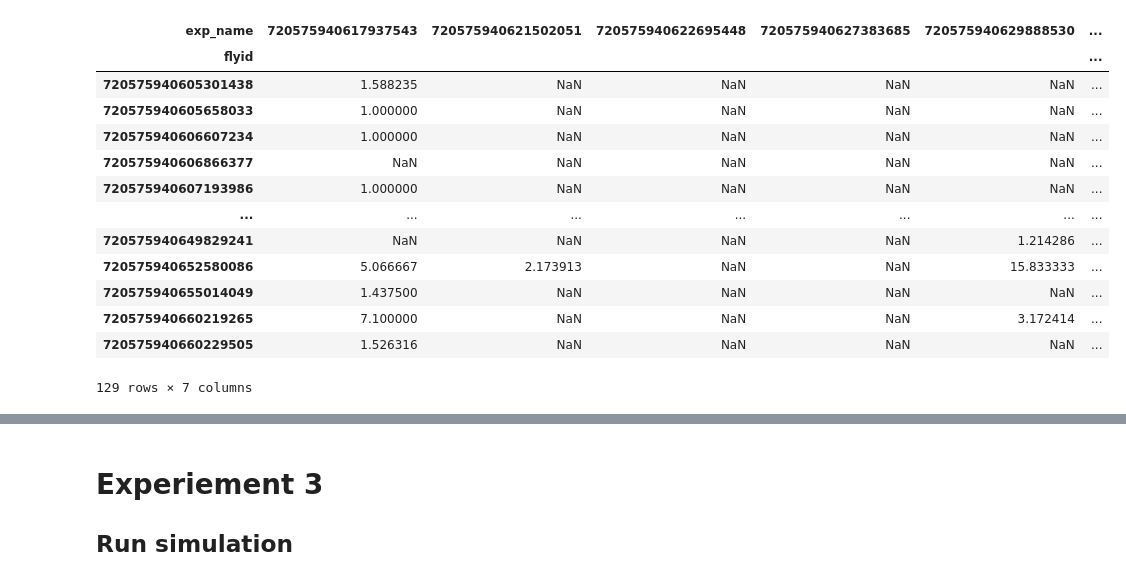
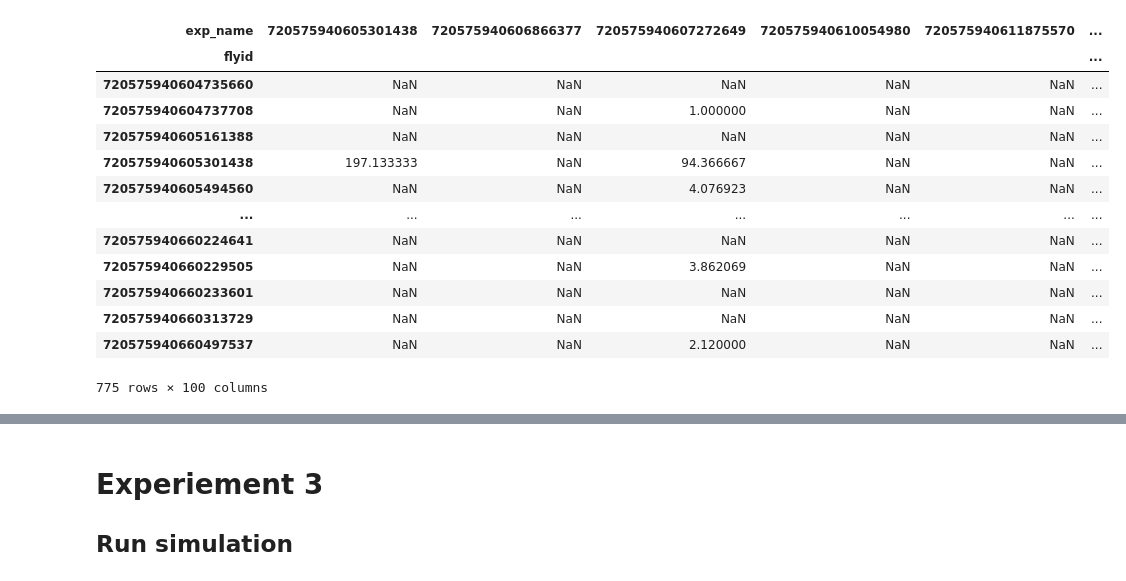
Before and after one commit to philshiu/Drosophila_brain_model, a Jupyter notebook: examples.ipynb, the cells around one changed output, grey strips where cells are left out. Cells and saved outputs as stored; diff of their text form; code cells hidden in the pictures.

```diff
--- a/examples.ipynb
+++ b/examples.ipynb
@@ -85,0 +68,3 @@ neu_sugar = [ n for n in name2flyid.keys() if n.startswith('sugar_') ]
+# %%
+flyid2name = { f: 'sugar_{}'.format(i+1) for i, f in enumerate(neu_sugar) }
+flyid2name
@@ -100,0 +105,3 @@ run_exp(exp_name='sugarR', neu_exc=neu_sugar, name2flyid=name2flyid, **config)
+# %%
+df_spike = utl.load_exps([ './results/sugarR.parquet' ])
+df_spike
@@ -106,6 +159,11 @@ Since physical quantities in `brian2` have to have the correct unit, we need to
 to define a frequency.
 # %%
+# this cell is optional, because the simulations have already been performed
+
 freqs =  [20, 40, 60, 80, 100]
+
 for f in freqs:
+
     params['r_poi'] = f * Hz
-    run_exp(exp_name='sugarR_{}Hz'.format(f), neu_exc=neu_sugar, name2flyid=name2flyid, params=params, **config)
+
+    run_exp(exp_name='sugarR_{}Hz'.format(f), neu_exc=neu_sugar, params=params, **config)
@@ -148,7 +179,7 @@ ps = [
 ]
 
 df_spike = utl.load_exps(ps)
-df_rate, df_rate_std = utl.get_rate(df_spike, duration=params['t_run'])
+df_rate, df_rate_std = utl.get_rate(df_spike, duration=params['t_run'], flyid2name=flyid2name)
 df_rate.sort_values('sugarR_100Hz', ascending=False, inplace=True)
 df_rate
 # %% [output]
@@ -182,24 +212,24 @@ for i in id_top100:
 # %%
-ps = [ './results/{}.parquet'.format(i) for i in id_top100 ][:7] # TODO
+ps = [ './results/{}.parquet'.format(i) for i in id_top100 ]
 
 df_spike = utl.load_exps(ps)
 df_rate, df_rate_std = utl.get_rate(df_spike, duration=params['t_run'])
 df_rate
 # %% [output]
-| exp_name | 720575940617937543 | 720575940621502051 | 720575940622695448 | 720575940627383685 | 720575940629888530 | ... |
+| exp_name | 720575940605301438 | 720575940606866377 | 720575940607272649 | 720575940610054980 | 720575940611875570 | ... |
 | flyid |  |  |  |  |  | ... |
-| 720575940605301438 | 1.588235 | NaN | NaN | NaN | NaN | ... |
-| 720575940605658033 | 1.000000 | NaN | NaN | NaN | NaN | ... |
-| 720575940606607234 | 1.000000 | NaN | NaN | NaN | NaN | ... |
-| 720575940606866377 | NaN | NaN | NaN | NaN | NaN | ... |
-| 720575940607193986 | 1.000000 | NaN | NaN | NaN | NaN | ... |
+| 720575940604735660 | NaN | NaN | NaN | NaN | NaN | ... |
+| 720575940604737708 | NaN | NaN | 1.000000 | NaN | NaN | ... |
+| 720575940605161388 | NaN | NaN | NaN | NaN | NaN | ... |
+| 720575940605301438 | 197.133333 | NaN | 94.366667 | NaN | NaN | ... |
+| 720575940605494560 | NaN | NaN | 4.076923 | NaN | NaN | ... |
 | ... | ... | ... | ... | ... | ... | ... |
-| 720575940649829241 | NaN | NaN | NaN | NaN | 1.214286 | ... |
-| 720575940652580086 | 5.066667 | 2.173913 | NaN | NaN | 15.833333 | ... |
-| 720575940655014049 | 1.437500 | NaN | NaN | NaN | NaN | ... |
-| 720575940660219265 | 7.100000 | NaN | NaN | NaN | 3.172414 | ... |
-| 720575940660229505 | 1.526316 | NaN | NaN | NaN | NaN | ... |
+| 720575940660224641 | NaN | NaN | NaN | NaN | NaN | ... |
+| 720575940660229505 | NaN | NaN | 3.862069 | NaN | NaN | ... |
+| 720575940660233601 | NaN | NaN | NaN | NaN | NaN | ... |
+| 720575940660313729 | NaN | NaN | NaN | NaN | NaN | ... |
+| 720575940660497537 | NaN | NaN | 2.120000 | NaN | NaN | ... |
-129 rows × 7 columns
+775 rows × 100 columns
 # %%
 id_mn9 = 720575940660219265
 df_rate.loc[ id_mn9, df_rate.loc[id_mn9, :] > 0 ]
```
Also changed, not shown: parts of 28 cells of this notebook, 4 other files.
